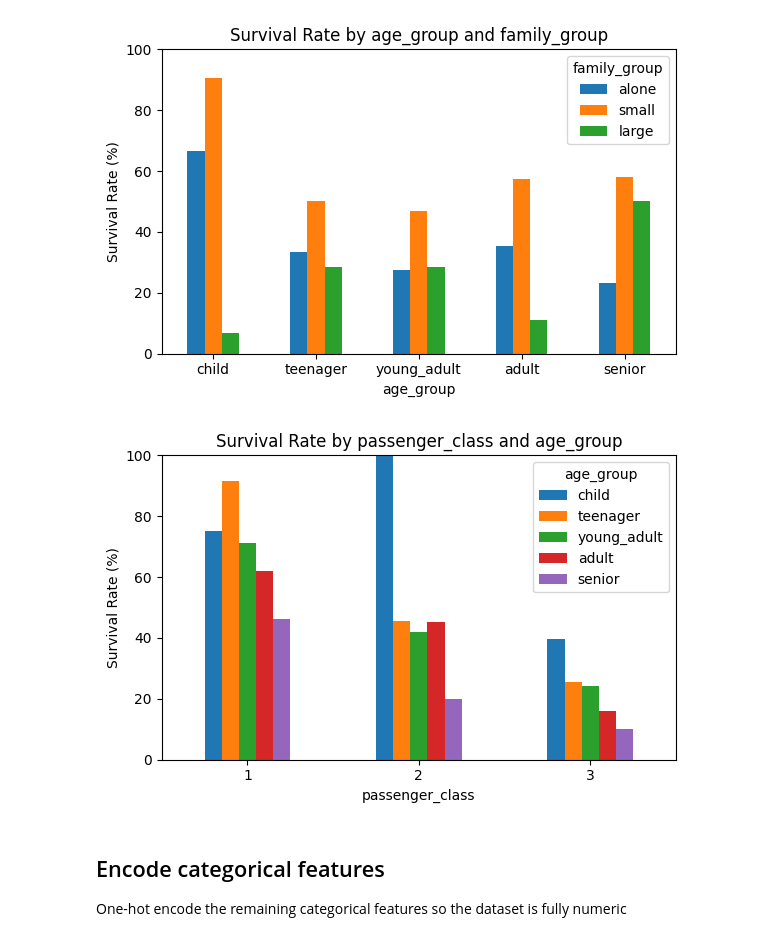
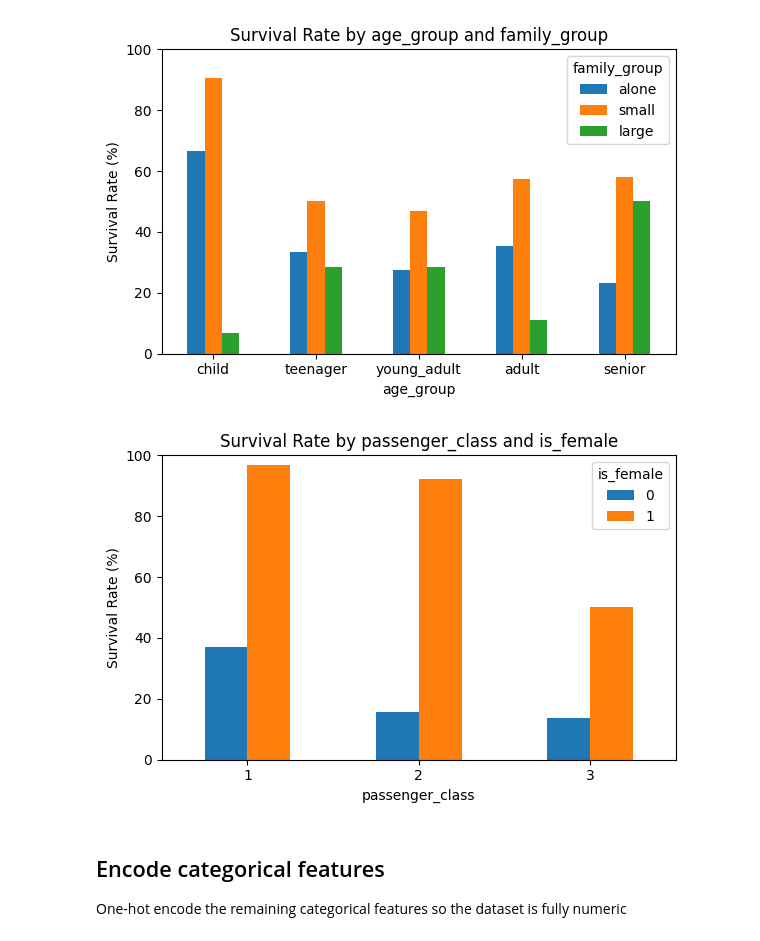
Before and after one commit to helben2002/TitanicCapstoneProject, a Jupyter notebook: ml/notebooks/sara.ipynb, the cells around one changed output. Drawn from its saved outputs; the diff is of its cells as text; code cells hidden in the pictures.

```diff
--- a/ml/notebooks/sara.ipynb
+++ b/ml/notebooks/sara.ipynb
@@ -607,10 +607,10 @@ plot_survival_rate_interaction(cleaned_df, 'age_group', 'family_group')
 # %% [output]
 [figure]
 # %%
-# Visualise interaction between passenger class and age group on survival rate
-plot_survival_rate_interaction(cleaned_df, 'passenger_class', 'age_group')
+# Visualise interaction between passenger class and sex on survival rate
+plot_survival_rate_interaction(cleaned_df, 'passenger_class', 'is_female')
 # %% [output]
-[figure, old version]
+[figure, new version]
 # %% [markdown]
 ## Encode categorical features
 One-hot encode the remaining categorical features so the dataset is fully numeric
```
Also changed, not shown: parts of 2 cells of this notebook.
